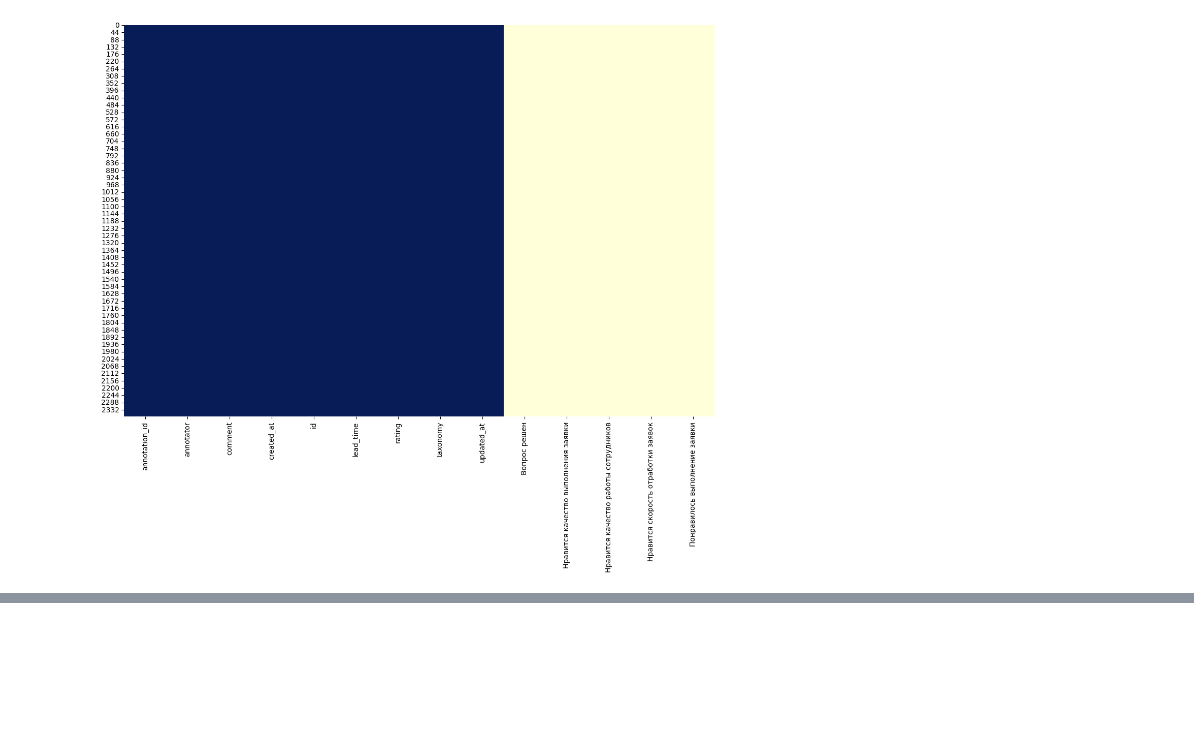
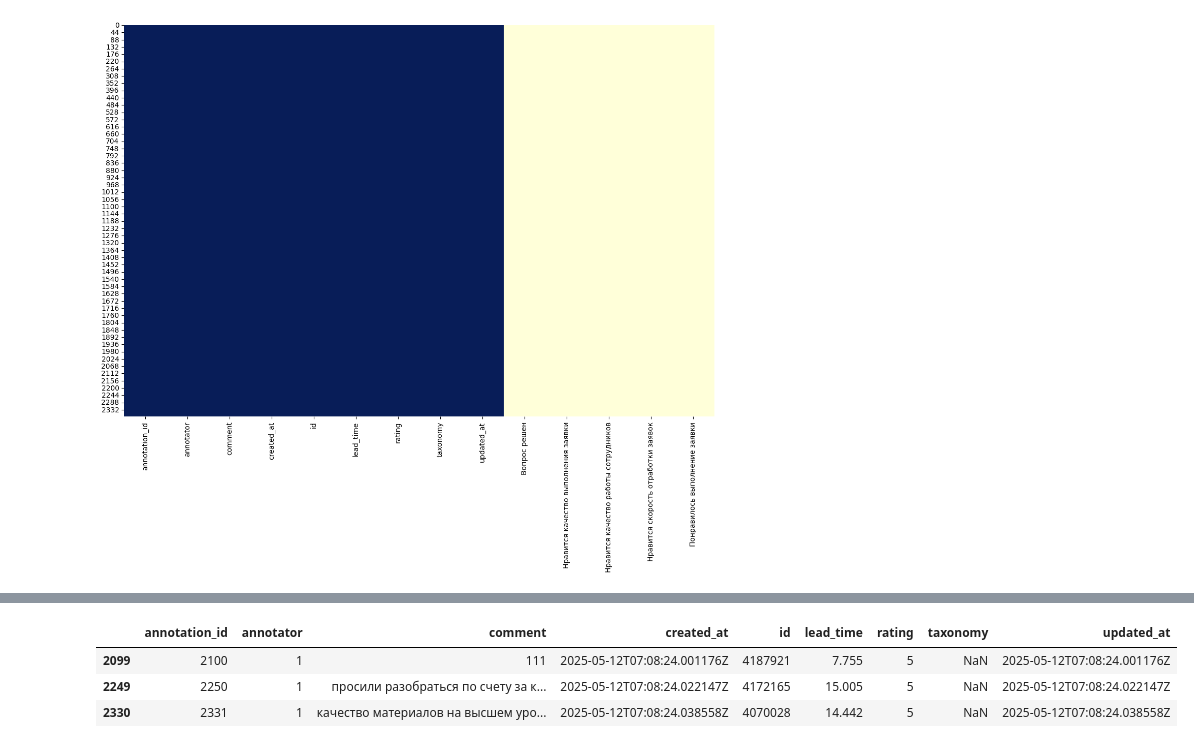
Before and after one commit to linkkdm/intens4, a Jupyter notebook: main.ipynb, the cells around one changed output, grey strips where cells are left out. Saved outputs shown, nothing was run; the diff lists cells and outputs as text; code cells hidden in the pictures; blank space fills up the shorter version.

```diff
--- a/main.ipynb
+++ b/main.ipynb
@@ -25,0 +39,7 @@ df.dropna(axis=1, how='all', inplace=True)
+# %%
+df[df['taxonomy'].isna()]
+# %% [output]
+|  | annotation_id | annotator | comment | created_at | id | lead_time | rating | taxonomy | updated_at |
+| 2099 | 2100 | 1 | 111 | 2025-05-12T07:08:24.001176Z | 4187921 | 7.755 | 5 | NaN | 2025-05-12T07:08:24.001176Z |
+| 2249 | 2250 | 1 | просили разобраться по счету за к... | 2025-05-12T07:08:24.022147Z | 4172165 | 15.005 | 5 | NaN | 2025-05-12T07:08:24.022147Z |
+| 2330 | 2331 | 1 | качество материалов на высшем уро... | 2025-05-12T07:08:24.038558Z | 4070028 | 14.442 | 5 | NaN | 2025-05-12T07:08:24.038558Z |
```
Also changed, not shown: parts of 7 cells of this notebook, 1 other file.
